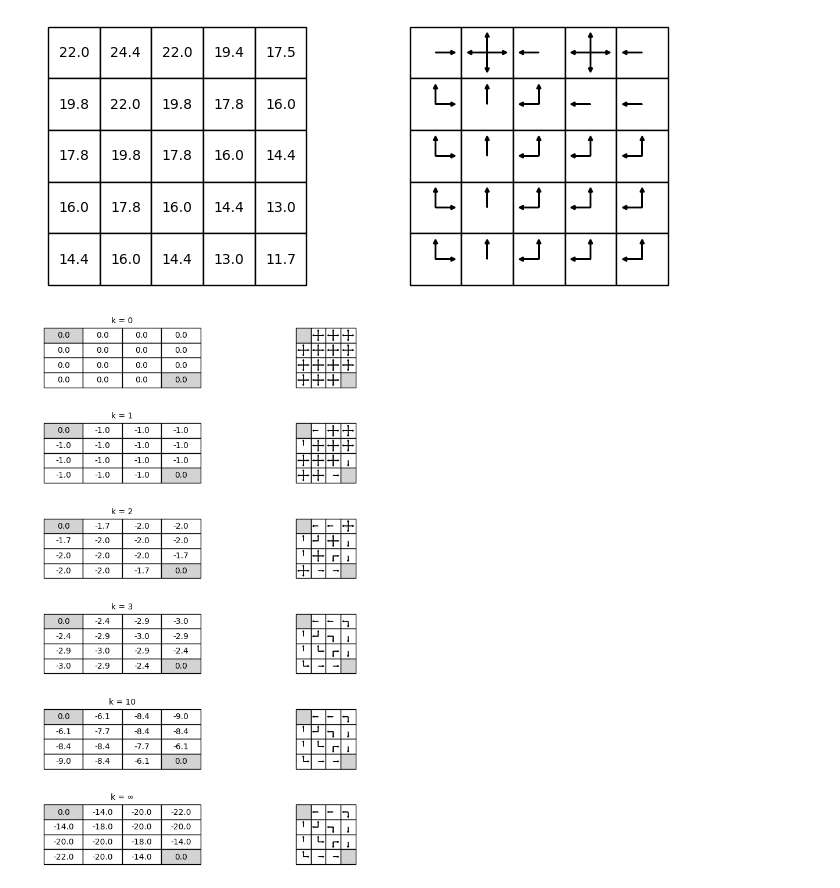
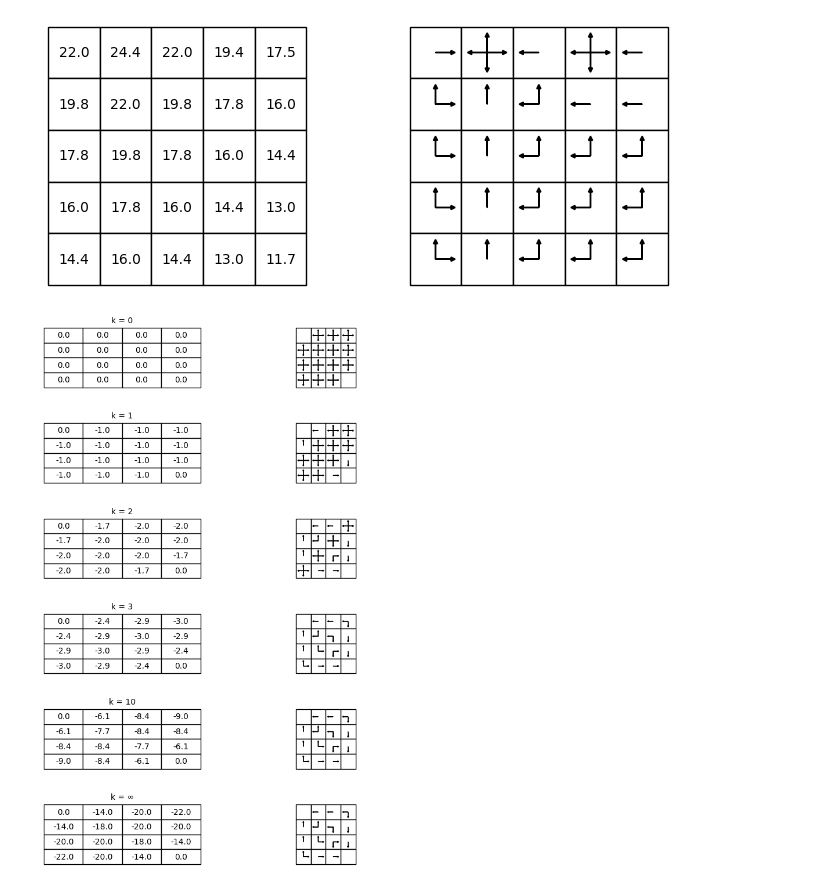
Before and after one commit to kevinthisyear/CS_4771_RL, a Jupyter notebook: hw2.2.ipynb, the cells around one changed output. Cells and saved outputs as stored; diff of their text form; code cells hidden in the pictures.

Commit message:
cosmetic fix to tables

```diff
--- a/hw2.2.ipynb
+++ b/hw2.2.ipynb
@@ -207,10 +207,9 @@ def draw_table(ax, grid, is_terminal, title='', show_policy=False):
     nrows, ncols = grid.shape
     width, height = 1.0 / ncols, 1.0 / nrows
     for (i, j), val in np.ndenumerate(grid):
-        facecolor = '#d3d3d3' if is_terminal([i, j]) else 'white'
         text = f"{val:.1f}" if not show_policy else grid[i][j]
         tb.add_cell(i, j, width, height, text=text,
-                    loc='center', facecolor=facecolor)
+                    loc='center', facecolor='white')
     ax.add_table(tb)
     if title:
         ax.set_title(title, fontsize=10)
@@ -234,44 +233,43 @@ def figure4_1(env):
 
     ks = [0, 1, 2, 3, 10, '∞']
     for row, k in enumerate(ks):
-        # --- left column: value table ---
+        # value table
         draw_table(axes[row, 0], np.round(snapshots[k], 1),
                    env.is_terminal, f"k = {k}")
 
-        # --- right column: policy with vector arrows (same style as 3_5) ---
+        # policy with vector arrows
         ax = axes[row, 1]
         ax.set_axis_off()
         tb = Table(ax, bbox=[0, 0, 1, 1])
         nrows, ncols = env.size, env.size
         width, height = 1.0 / ncols, 1.0 / nrows
         for i in range(env.size):
             for j in range(env.size):
-                facecolor = '#d3d3d3' if env.is_terminal([i, j]) else 'white'
-                tb.add_cell(i, j, width, height, text='', loc='center', facecolor=facecolor)
+                tb.add_cell(i, j, width, height, text='', loc='center', facecolor= 'white')
         ax.add_table(tb)
 
-        # draw policy arrows (same vector arrow logic as 3_5)
+        # draw policy arrows
         policy = greedy_policies[k] if k != '∞' else env.compute_greedy_policy(snapshots['∞'])
         for i in range(env.size):
             for j in range(env.size):
                 if env.is_terminal([i, j]):
                     continue
                 y_plot = env.size - 1 - i
                 center_x = j + 0.5
                 center_y = y_plot + 0.5
                 # convert direction symbols back to displacements
                 for action in policy[i][j]:
                     dx, dy = action[1] * 0.3, -action[0] * 0.3
                     ax.arrow(center_x, center_y, dx, dy,
                              head_width=0.08, head_length=0.08,
                              fc='black', ec='black')
 
         ax.set_xlim(0, env.size)
         ax.set_ylim(0, env.size)
         ax.set_aspect('equal', adjustable='box')
 
     plt.show()
 
 figure4_1(Gridworld4_1())
 # %% [output]
-[figure, old version]
+[figure, new version]
```
